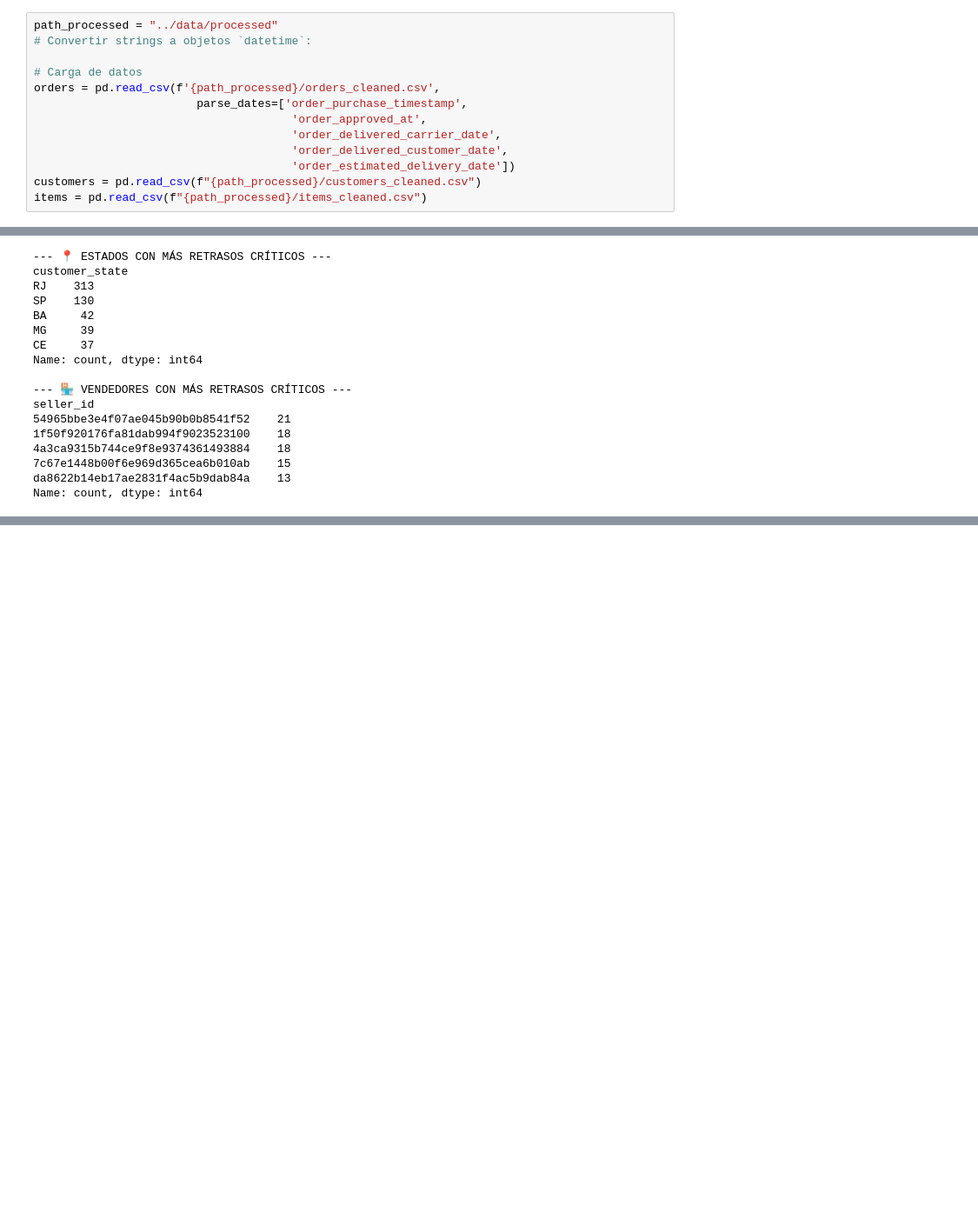
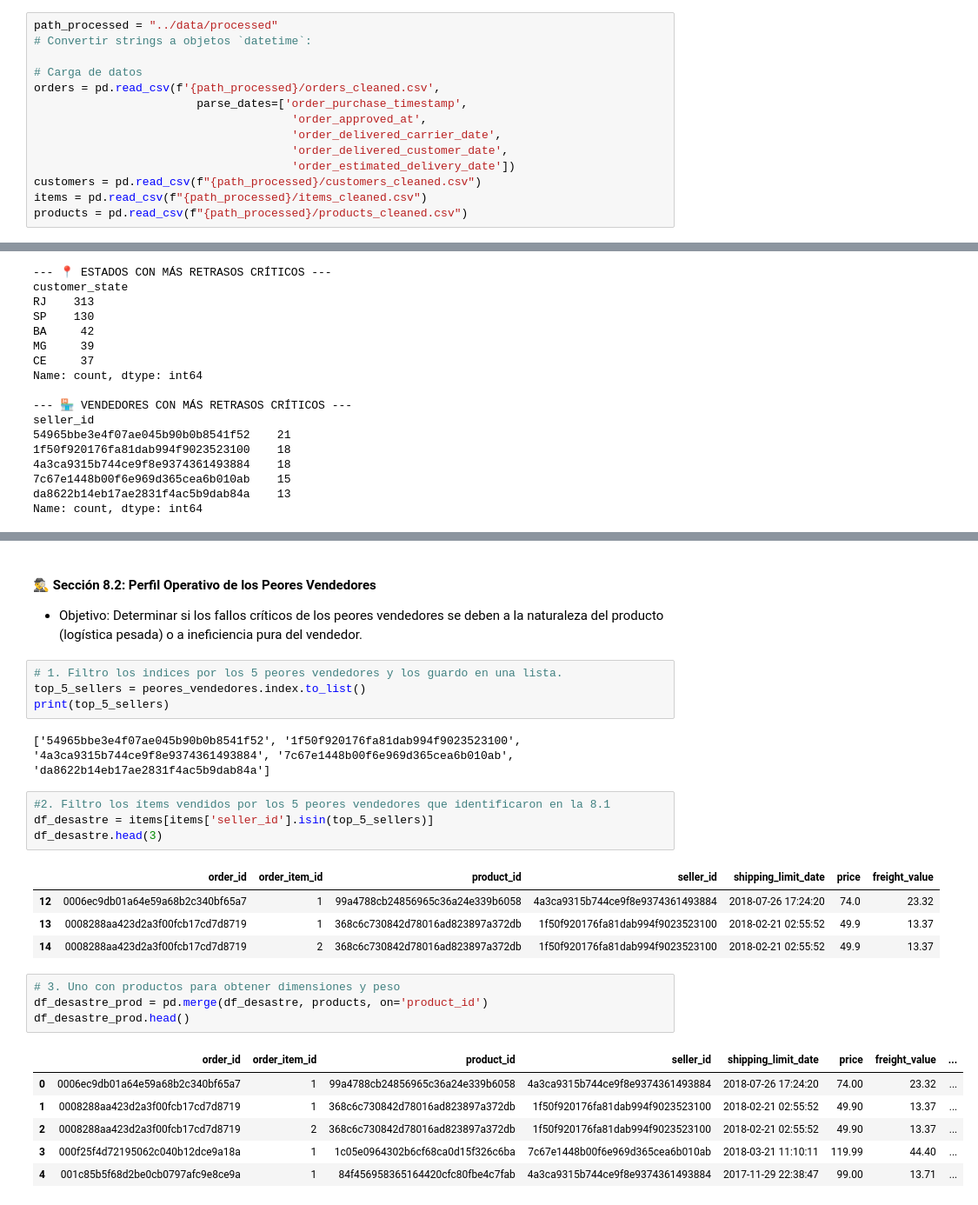
Before and after one commit to marcobustosblas/ecommerce-olist-analysis, a Jupyter notebook: notebooks/05_logistic_and_delivery.ipynb, the cells around one changed output, grey strips where cells are left out. Shown at 87% size. Drawn from its saved outputs; the diff is of its cells as text; blank space fills up the shorter version.

```diff
--- a/notebooks/05_logistic_and_delivery.ipynb
+++ b/notebooks/05_logistic_and_delivery.ipynb
@@ -24,6 +24,7 @@ orders = pd.read_csv(f'{path_processed}/orders_cleaned.csv',
                                       'order_estimated_delivery_date'])
 customers = pd.read_csv(f"{path_processed}/customers_cleaned.csv")
 items = pd.read_csv(f"{path_processed}/items_cleaned.csv")
+products = pd.read_csv(f"{path_processed}/products_cleaned.csv")
 # %%
 orders.info()
 orders.head(3)
@@ -521,2 +539,31 @@ Name: count, dtype: int64
 * El "Factor Río" (RJ): Con 313 pedidos, Río de Janeiro concentra casi el 41% de todos los retrasos críticos del país. Esto confirma que Olist tiene un problema estructural grave en ese estado (posiblemente logística de última milla o zonas de riesgo).
 * Vendedores Reincidentes: Tienes un vendedor (54965bbe...) con 21 pedidos catastróficos. Aunque parezca poco, si cada uno de esos clientes dio 1 estrella, ese solo vendedor está dañando significativamente la métrica global de satisfacción de la plataforma.
+# %% [markdown]
+#### 🕵️‍♂️ Sección 8.2: Perfil Operativo de los Peores Vendedores
+* Objetivo: Determinar si los fallos críticos de los peores vendedores se deben a la naturaleza del producto (logística pesada) o a ineficiencia pura del vendedor.
+# %%
+# 1. Filtro los indices por los 5 peores vendedores y los guardo en una lista.
+top_5_sellers = peores_vendedores.index.to_list()
+print(top_5_sellers)
+# %% [output]
+['54965bbe3e4f07ae045b90b0b8541f52', '1f50f920176fa81dab994f9023523100', '4a3ca9315b744ce9f8e9374361493884', '7c67e1448b00f6e969d365cea6b010ab', 'da8622b14eb17ae2831f4ac5b9dab84a']
+# %%
+#2. Filtro los ítems vendidos por los 5 peores vendedores que identificaron en la 8.1
+df_desastre = items[items['seller_id'].isin(top_5_sellers)]
+df_desastre.head(3)
+# %% [output]
+|  | order_id | order_item_id | product_id | seller_id | shipping_limit_date | price | freight_value |
+| 12 | 0006ec9db01a64e59a68b2c340bf65a7 | 1 | 99a4788cb24856965c36a24e339b6058 | 4a3ca9315b744ce9f8e9374361493884 | 2018-07-26 17:24:20 | 74.0 | 23.32 |
+| 13 | 0008288aa423d2a3f00fcb17cd7d8719 | 1 | 368c6c730842d78016ad823897a372db | 1f50f920176fa81dab994f9023523100 | 2018-02-21 02:55:52 | 49.9 | 13.37 |
+| 14 | 0008288aa423d2a3f00fcb17cd7d8719 | 2 | 368c6c730842d78016ad823897a372db | 1f50f920176fa81dab994f9023523100 | 2018-02-21 02:55:52 | 49.9 | 13.37 |
+# %%
+# 3. Uno con productos para obtener dimensiones y peso
+df_desastre_prod = pd.merge(df_desastre, products, on='product_id')
+df_desastre_prod.head()
+# %% [output]
+|  | order_id | order_item_id | product_id | seller_id | shipping_limit_date | price | freight_value | ... |
+| 0 | 0006ec9db01a64e59a68b2c340bf65a7 | 1 | 99a4788cb24856965c36a24e339b6058 | 4a3ca9315b744ce9f8e9374361493884 | 2018-07-26 17:24:20 | 74.00 | 23.32 | ... |
+| 1 | 0008288aa423d2a3f00fcb17cd7d8719 | 1 | 368c6c730842d78016ad823897a372db | 1f50f920176fa81dab994f9023523100 | 2018-02-21 02:55:52 | 49.90 | 13.37 | ... |
+| 2 | 0008288aa423d2a3f00fcb17cd7d8719 | 2 | 368c6c730842d78016ad823897a372db | 1f50f920176fa81dab994f9023523100 | 2018-02-21 02:55:52 | 49.90 | 13.37 | ... |
+| 3 | 000f25f4d72195062c040b12dce9a18a | 1 | 1c05e0964302b6cf68ca0d15f326c6ba | 7c67e1448b00f6e969d365cea6b010ab | 2018-03-21 11:10:11 | 119.99 | 44.40 | ... |
+| 4 | 001c85b5f68d2be0cb0797afc9e8ce9a | 1 | 84f456958365164420cfc80fbe4c7fab | 4a3ca9315b744ce9f8e9374361493884 | 2017-11-29 22:38:47 | 99.00 | 13.71 | ... |
```
Also changed, not shown: parts of 12 cells of this notebook.
